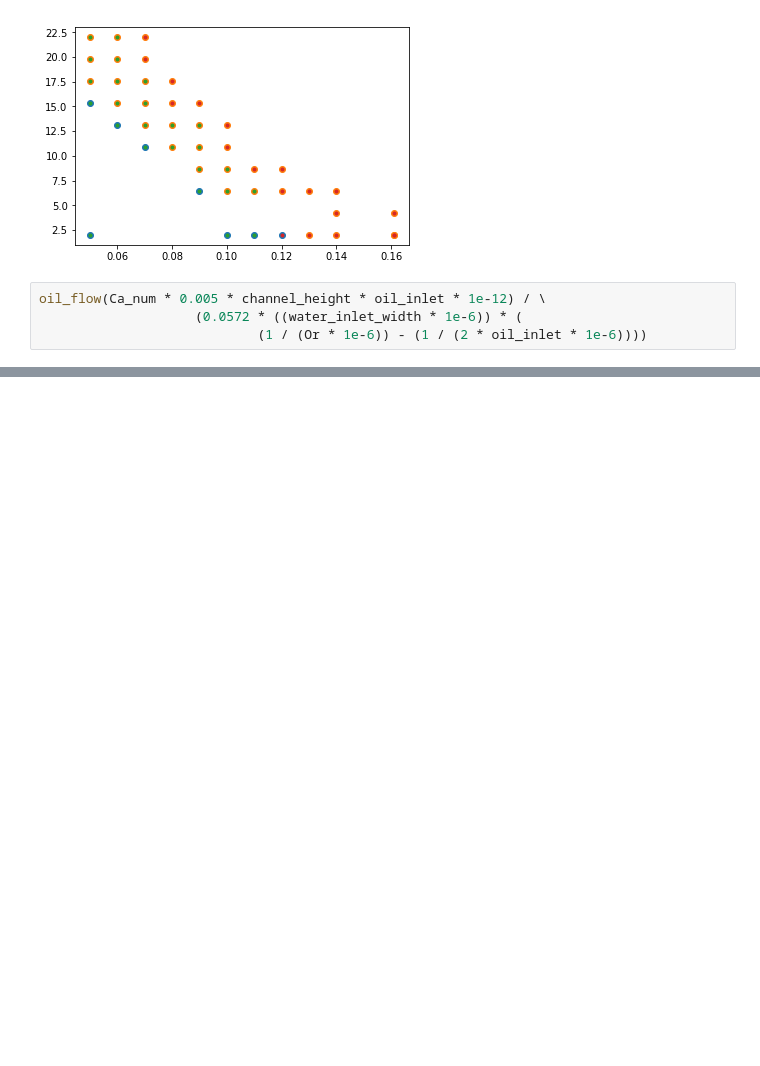
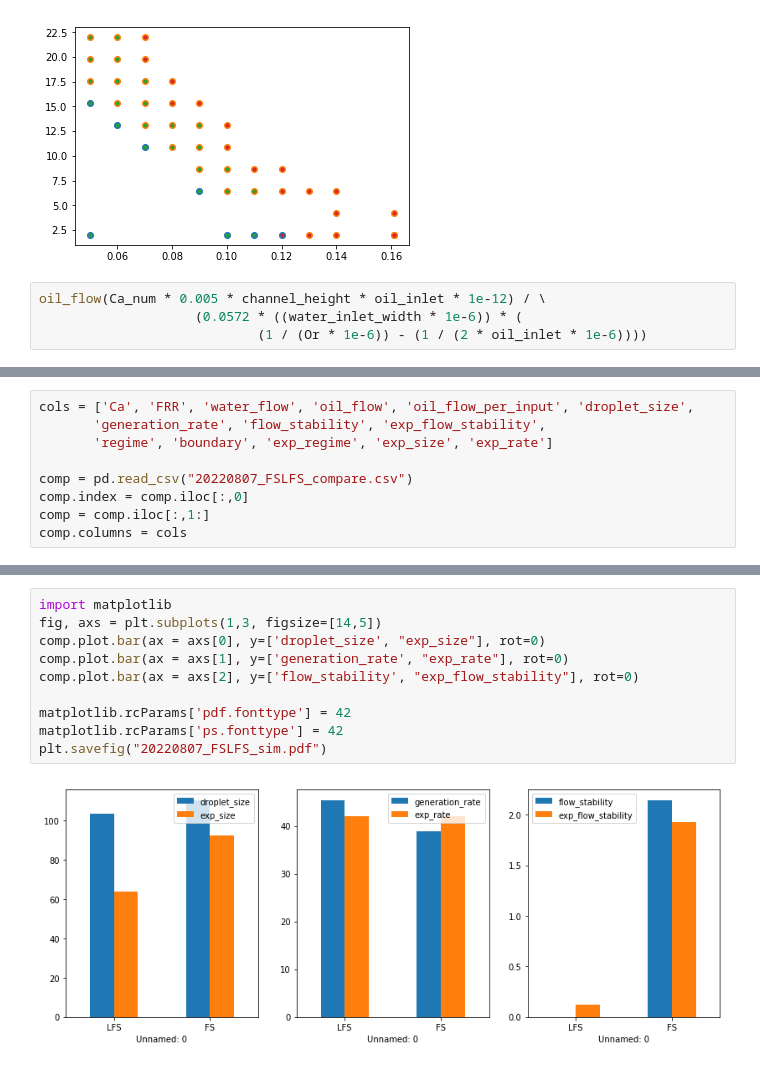
Before and after one commit to CIDARLAB/DAFD, a Jupyter notebook: flow_stability_experimental_analysis.ipynb, the cells around one changed output, grey strips where cells are left out. Cells and saved outputs as stored; diff of their text form; blank space fills up the shorter version.

```diff
--- a/flow_stability_experimental_analysis.ipynb
+++ b/flow_stability_experimental_analysis.ipynb
@@ -109,0 +120,9 @@ oil_flow(Ca_num * 0.005 * channel_height * oil_inlet * 1e-12) / \
+# %%
+cols = ['Ca', 'FRR', 'water_flow', 'oil_flow', 'oil_flow_per_input', 'droplet_size',
+       'generation_rate', 'flow_stability', 'exp_flow_stability',
+       'regime', 'boundary', 'exp_regime', 'exp_size', 'exp_rate']
+
+comp = pd.read_csv("20220807_FSLFS_compare.csv")
+comp.index = comp.iloc[:,0]
+comp = comp.iloc[:,1:]
+comp.columns = cols
@@ -109,0 +136,12 @@ oil_flow(Ca_num * 0.005 * channel_height * oil_inlet * 1e-12) / \
+# %%
+import matplotlib
+fig, axs = plt.subplots(1,3, figsize=[14,5])
+comp.plot.bar(ax = axs[0], y=['droplet_size', "exp_size"], rot=0)
+comp.plot.bar(ax = axs[1], y=['generation_rate', "exp_rate"], rot=0)
+comp.plot.bar(ax = axs[2], y=['flow_stability', "exp_flow_stability"], rot=0)
+
+matplotlib.rcParams['pdf.fonttype'] = 42
+matplotlib.rcParams['ps.fonttype'] = 42
+plt.savefig("20220807_FSLFS_sim.pdf")
+# %% [output]
+[figure, added]
```
Also changed, not shown: parts of 8 cells of this notebook, 15 other files.
